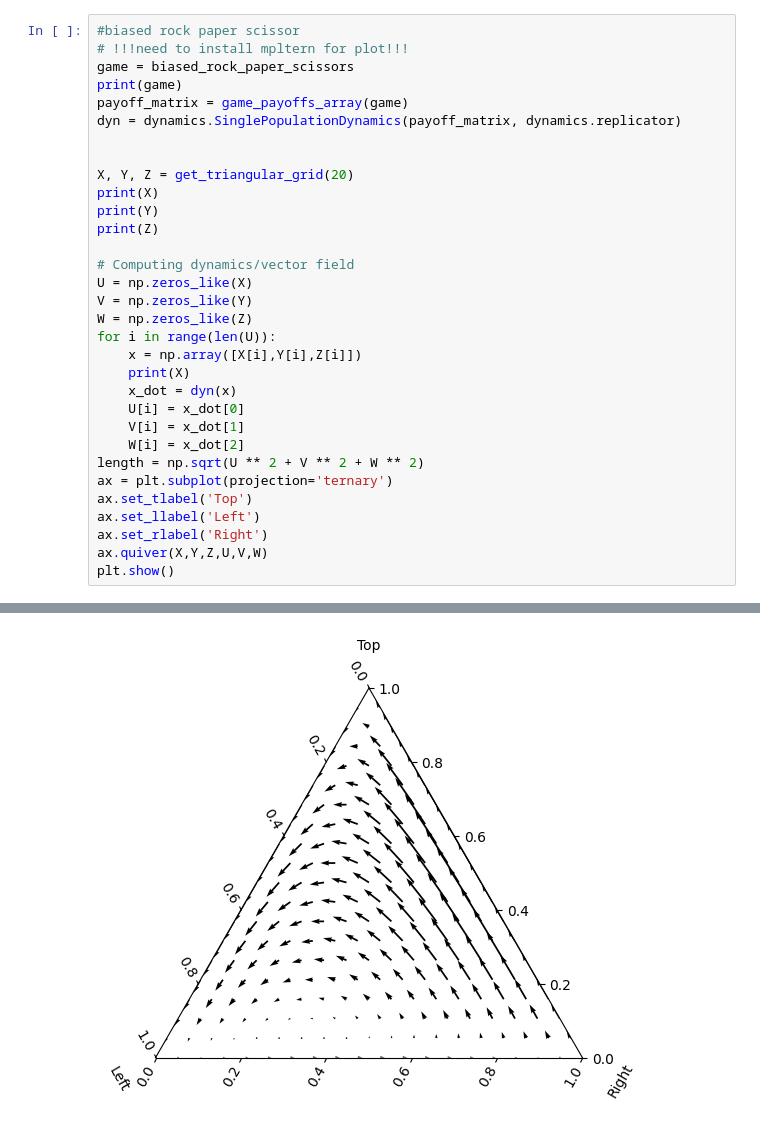
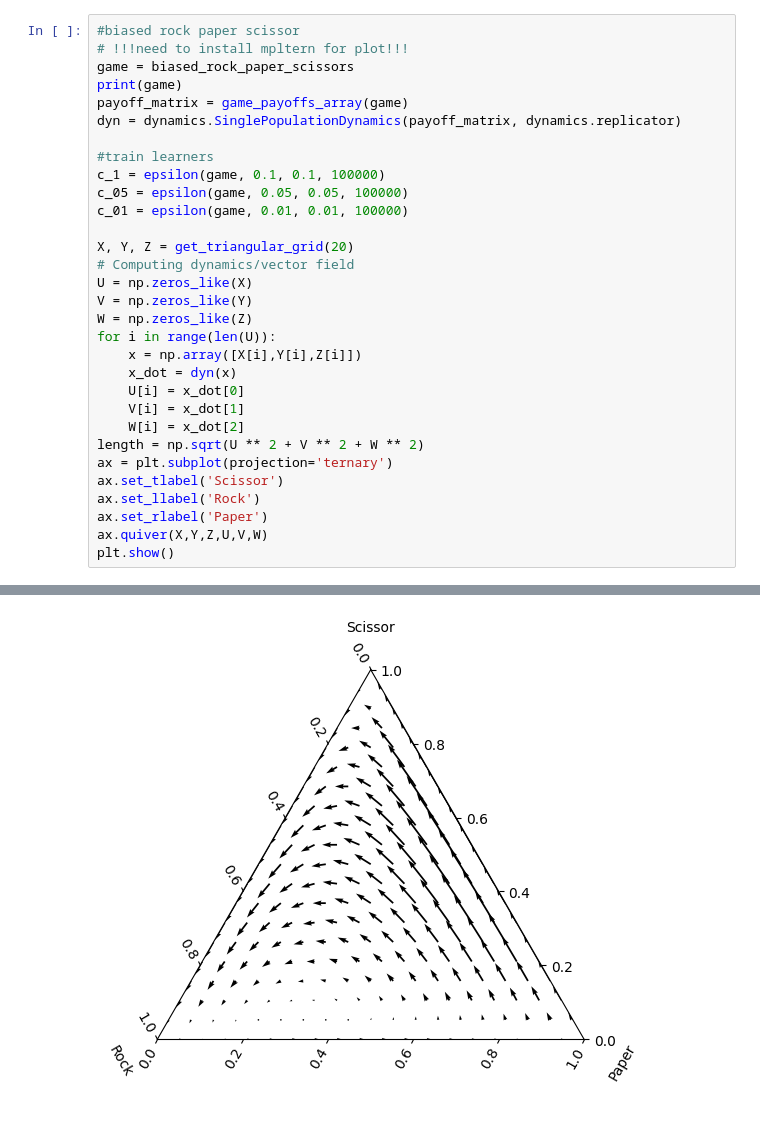
Before and after one commit to EbertTheeuwes/Machine-Learning-Project, a Jupyter notebook: task2/replicatory.ipynb, the cells around one changed output, grey strips where cells are left out. Saved outputs shown, nothing was run; the diff lists cells and outputs as text.

```diff
--- a/task2/replicatory.ipynb
+++ b/task2/replicatory.ipynb
@@ -114,28 +217,27 @@ print(game)
 payoff_matrix = game_payoffs_array(game)
 dyn = dynamics.SinglePopulationDynamics(payoff_matrix, dynamics.replicator)
 
+#train learners
+c_1 = epsilon(game, 0.1, 0.1, 100000)
+c_05 = epsilon(game, 0.05, 0.05, 100000)
+c_01 = epsilon(game, 0.01, 0.01, 100000)
 
 X, Y, Z = get_triangular_grid(20)
-print(X)
-print(Y)
-print(Z)
-
 # Computing dynamics/vector field
 U = np.zeros_like(X)
 V = np.zeros_like(Y)
 W = np.zeros_like(Z)
 for i in range(len(U)):
     x = np.array([X[i],Y[i],Z[i]])
-    print(X)
     x_dot = dyn(x)
     U[i] = x_dot[0]
     V[i] = x_dot[1]
     W[i] = x_dot[2]
 length = np.sqrt(U ** 2 + V ** 2 + W ** 2)
 ax = plt.subplot(projection='ternary')
-ax.set_tlabel('Top')
-ax.set_llabel('Left')
-ax.set_rlabel('Right')
+ax.set_tlabel('Scissor')
+ax.set_llabel('Rock')
+ax.set_rlabel('Paper')
 ax.quiver(X,Y,Z,U,V,W)
 plt.show()
 # %% [output]
@@ -159 +245 @@ brps()
-[figure, old version]
+[figure, new version]
```
Also changed, not shown: parts of 5 cells of this notebook.
